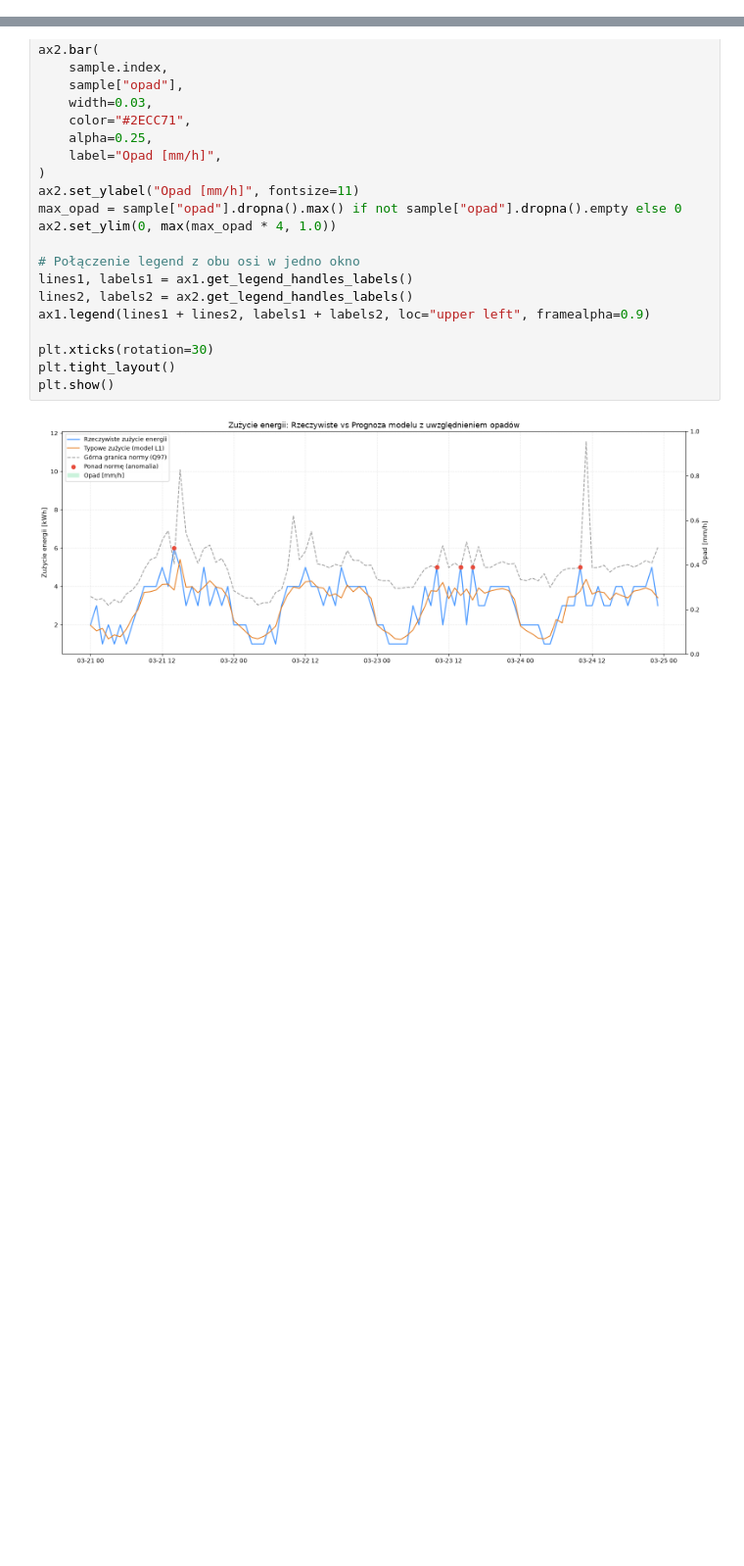
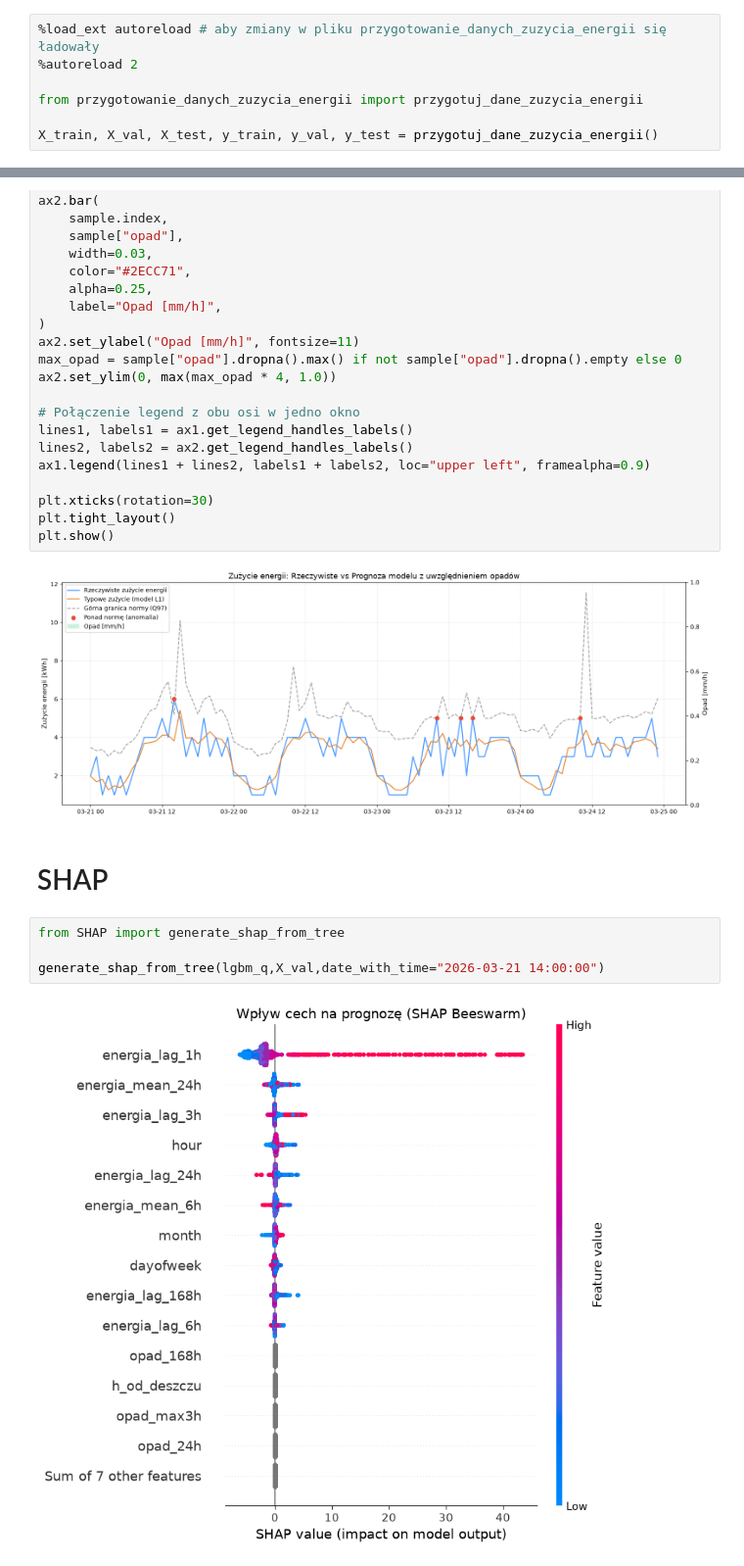
Before and after one commit to mxrtaaa/Hackaton_Smart_Water_Challenge_2026, a Jupyter notebook: models/Predykcja zużycia energii/03_lightgbm_zuzycie.ipynb, the cells around one changed output, grey strips where cells are left out. Shown at 98% size. Cells and saved outputs as stored; diff of their text form; blank space fills up the shorter version.

Commit message:
przeniesiono ładowanie danych w modelach do plików .py wygenerowano wykresy SHAP zmieniono historę opadów do max 48h (usunięto 72 i 168h) przy prognozowaniu przepompowanych ścieków

```diff
--- a/models/03_lightgbm_zuzycie.ipynb
+++ b/models/Predykcja zużycia energii/03_lightgbm_zuzycie.ipynb
@@ -228,0 +14,7 @@ TEST: (2628, 21) 2026-06-25 13:00:00 2026-10-13 00:00:00
+# %%
+%load_ext autoreload # aby zmiany w pliku przygotowanie_danych_zuzycia_energii się ładowały
+%autoreload 2
+
+from przygotowanie_danych_zuzycia_energii import przygotuj_dane_zuzycia_energii
+
+X_train, X_val, X_test, y_train, y_val, y_test = przygotuj_dane_zuzycia_energii()
@@ -344,3 +139,11 @@ plt.tight_layout()
 plt.show()
 # %% [output]
 [figure]
+# %% [markdown]
+# SHAP
+# %%
+from SHAP import generate_shap_from_tree
+
+generate_shap_from_tree(lgbm_q,X_val,date_with_time="2026-03-21 14:00:00")
+# %% [output]
+[figure, added]
```
Also changed, not shown: parts of 13 cells of this notebook, 9 other files.
